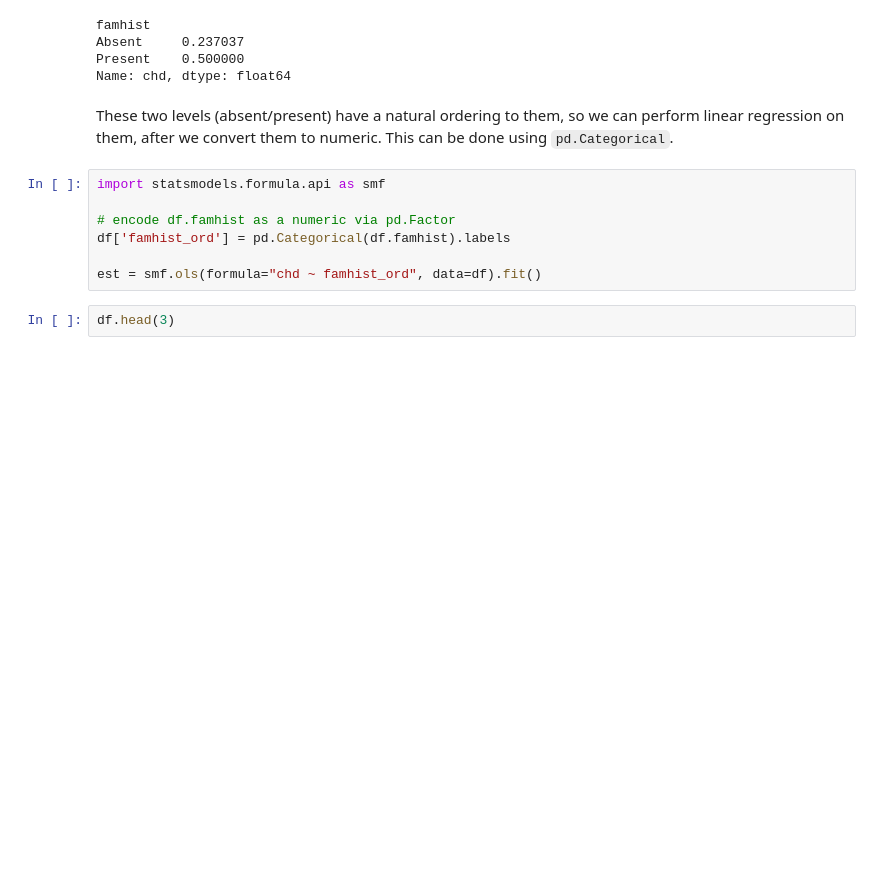
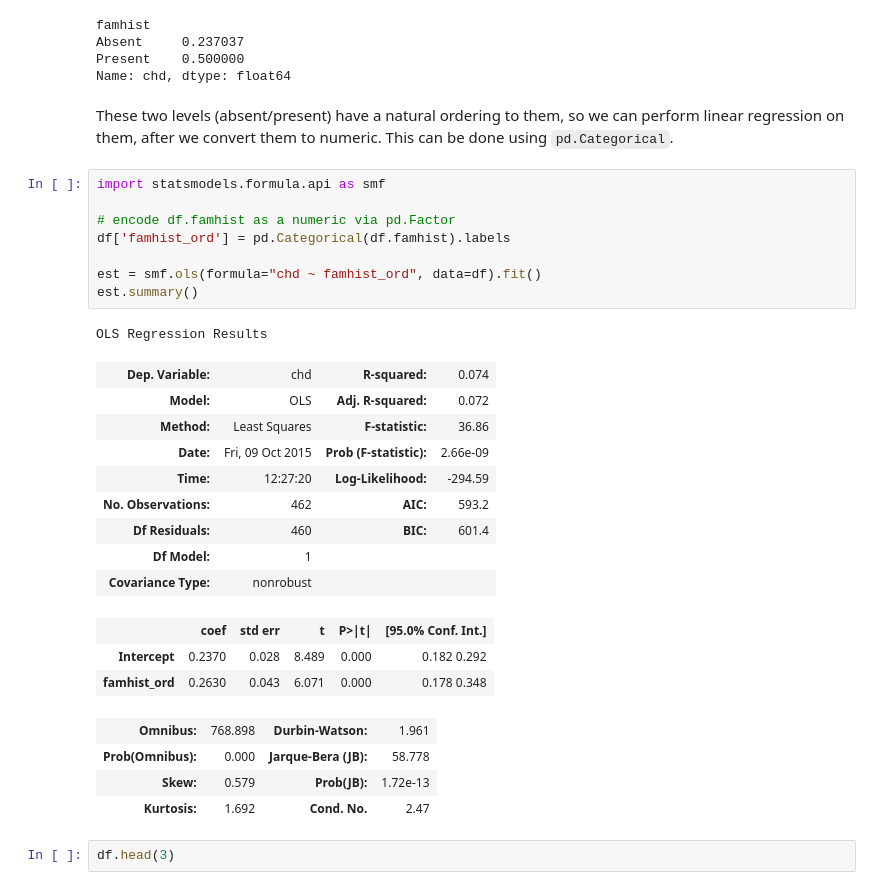
Before and after one commit to tomdyq/machine-learning-course, a Jupyter notebook: unit1-regression/notebook/multiple_regression_in_python.ipynb, the cells around one changed output. Saved outputs shown, nothing was run; the diff lists cells and outputs as text; blank space fills up the shorter version.

```diff
--- a/unit1-regression/notebook/multiple_regression_in_python.ipynb
+++ b/unit1-regression/notebook/multiple_regression_in_python.ipynb
@@ -125,10 +142,29 @@ These two levels (absent/present) have a natural ordering to them, so we can per
 # %%
 import statsmodels.formula.api as smf
 
 # encode df.famhist as a numeric via pd.Factor
 df['famhist_ord'] = pd.Categorical(df.famhist).labels
 
 est = smf.ols(formula="chd ~ famhist_ord", data=df).fit()
+est.summary()
+# %% [output]
+OLS Regression Results
+| Dep. Variable: | chd | R-squared: | 0.074 |
+| Model: | OLS | Adj. R-squared: | 0.072 |
+| Method: | Least Squares | F-statistic: | 36.86 |
+| Date: | Fri, 09 Oct 2015 | Prob (F-statistic): | 2.66e-09 |
+| Time: | 12:27:20 | Log-Likelihood: | -294.59 |
+| No. Observations: | 462 | AIC: | 593.2 |
+| Df Residuals: | 460 | BIC: | 601.4 |
+| Df Model: | 1 |  |  |
+| Covariance Type: | nonrobust |  |  |
+|  | coef | std err | t | P>|t| | [95.0% Conf. Int.] |
+| Intercept | 0.2370 | 0.028 | 8.489 | 0.000 | 0.182 0.292 |
+| famhist_ord | 0.2630 | 0.043 | 6.071 | 0.000 | 0.178 0.348 |
+| Omnibus: | 768.898 | Durbin-Watson: | 1.961 |
+| Prob(Omnibus): | 0.000 | Jarque-Bera (JB): | 58.778 |
+| Skew: | 0.579 | Prob(JB): | 1.72e-13 |
+| Kurtosis: | 1.692 | Cond. No. | 2.47 |
 # %%
 df.head(3)
 # %% [output]
```
Also changed, not shown: parts of 3 cells of this notebook, 10 other files.
